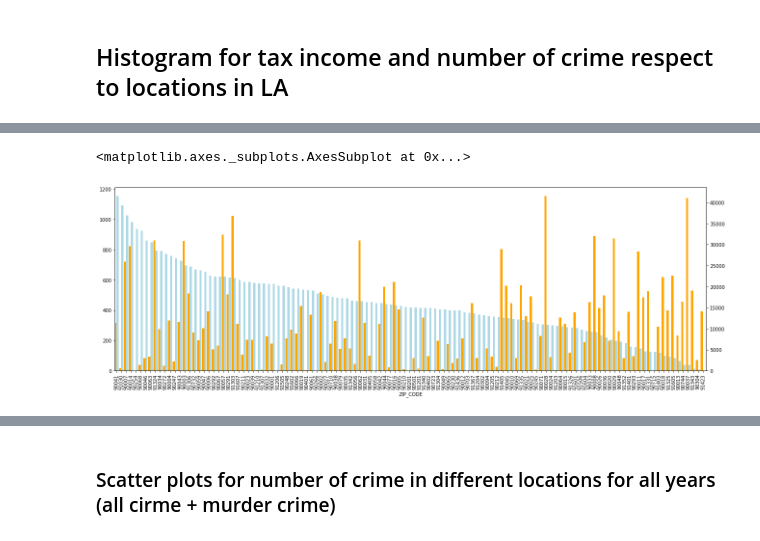
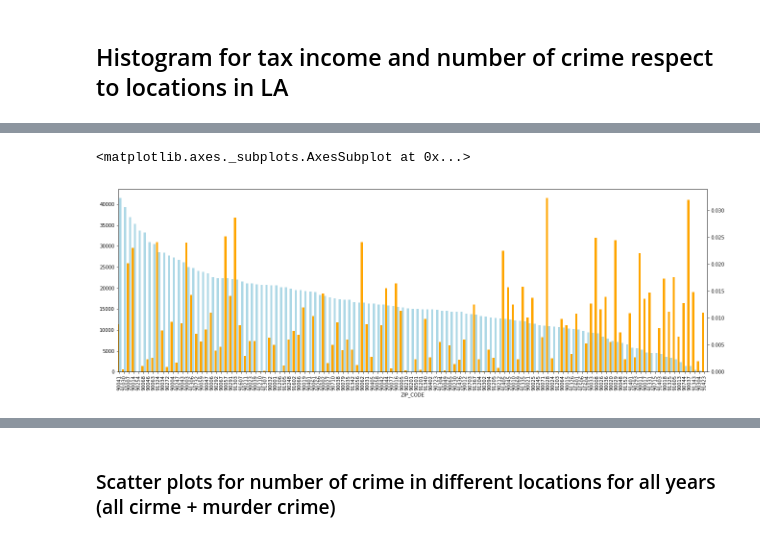
Before and after one commit to moody6520/15688Project, a Jupyter notebook: Visu-part3.ipynb, the cells around one changed output, grey strips where cells are left out. Drawn from its saved outputs; the diff is of its cells as text; code cells hidden in the pictures.

```diff
--- a/Visu-part3.ipynb
+++ b/Visu-part3.ipynb
@@ -15,8 +19,8 @@ np.random.seed(0)
 # %%
 # Data loader
-# combine = pd.read_csv('combine.csv')
+combine = pd.read_csv('combine.csv')
 # tax_income = pd.read_csv("revised_tax_income.csv")
-df = pd.read_csv("Crime_Data_from_2010_to_Present.csv")
+# df = pd.read_csv("Crime_Data_from_2010_to_Present.csv")
 # df = df.drop_duplicates()
 # %%
 tax_income_2014 = tax_income[tax_income["Taxable Year"] == 2014]
@@ -32,21 +38,22 @@ df['HOUR']=df['TIME OCC']//100
 # %%
 
 loc_group = merged.groupby("ZIP_CODE")["DR_NO"].count()
-loc_group.to_frame()
+# loc_group = loc_group.to_frame()
+loc_group = loc_group/loc_group.sum()
 merged_zip = loc_group.index.unique()
 merge_return = tax_income_2014[tax_income_2014["Zip Code"].isin(merged_zip)]
 merge_return.sort_values(by='Zip Code', ascending=False)
 histo_data = pd.DataFrame({"ZIP_CODE": loc_group.index, "CRIME_COUNT": loc_group.values, "TAX_INCOME": merge_return["Returns"] })
 fig = plt.figure(figsize = (22,7))
 
 histo_data = histo_data.sort_values(by="TAX_INCOME", ascending=False)
 width = 0.45
 histo_data.index = histo_data["ZIP_CODE"]
 ax = fig.add_subplot(111)
 ax2 = ax.twinx()
-histo_data.CRIME_COUNT.plot(kind='bar', color='orange', ax=ax, width=width, position=1)
-histo_data.TAX_INCOME.plot(kind='bar', color='lightblue', ax=ax2, width=width, position=0)
+histo_data.CRIME_COUNT.plot(kind='bar', color='orange', ax=ax2, width=width, position=1)
+histo_data.TAX_INCOME.plot(kind='bar', color='lightblue', ax=ax, width=width, position=0)
 # %% [output]
 <matplotlib.axes._subplots.AxesSubplot at 0x...>
-[figure, old version]
+[figure, new version]
 # %%
```
Also changed, not shown: parts of 8 cells of this notebook.
